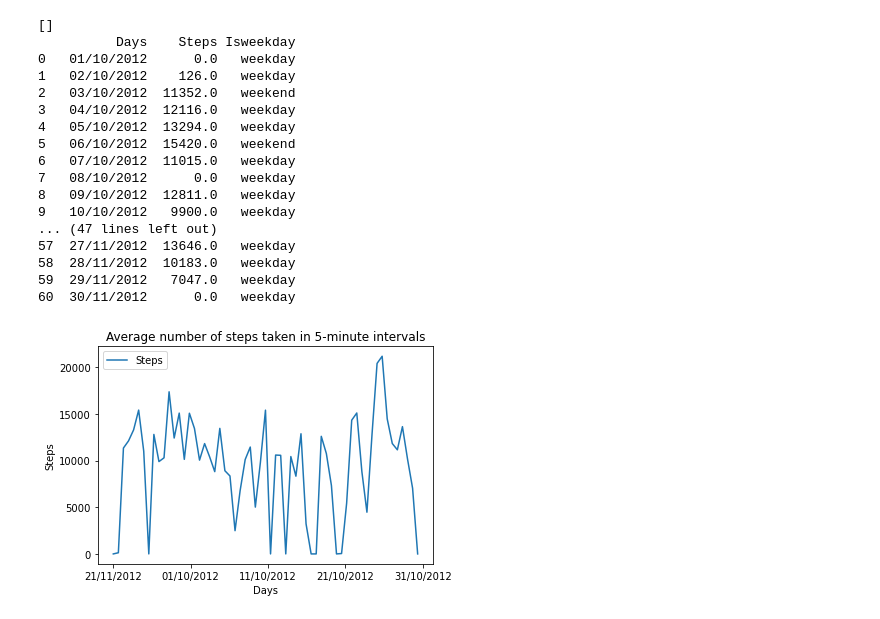
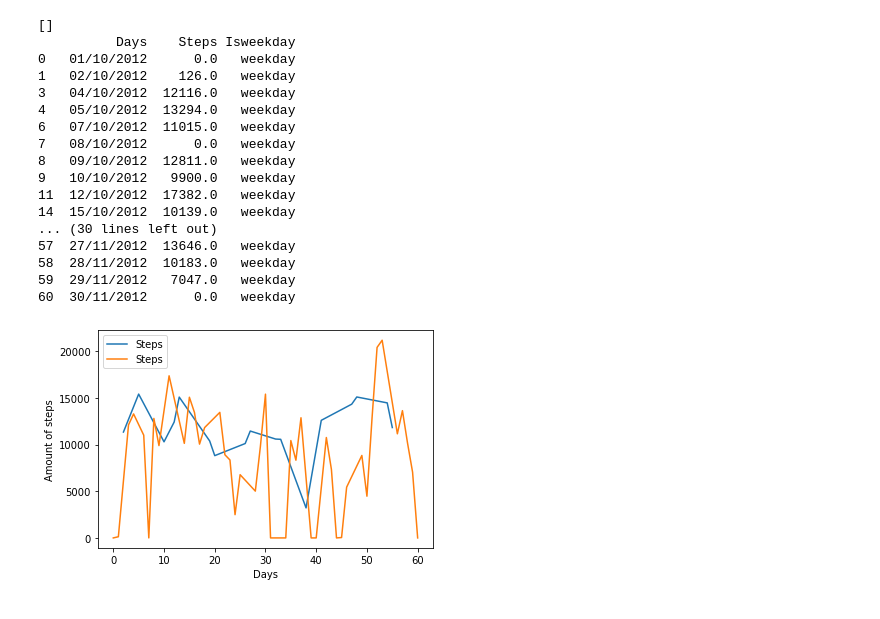
Before and after one commit to JVuns/Assignments, a Jupyter notebook: Pandas/D.ipynb, the cells around one changed output. Cells and saved outputs as stored; diff of their text form; code cells hidden in the pictures.

```diff
--- a/Pandas/D.ipynb
+++ b/Pandas/D.ipynb
@@ -29,30 +29,38 @@ for x in isweekdayid:
         isweekday.append('weekend')
 
 df = pd.DataFrame({'Days':days, 'Steps':steps, 'Isweekday':isweekday})
-print(df)
+
+# Split the dataframe into 2, weekend and not weekend
+
+mask = df['Isweekday'] == 'weekday'
+df1 = df[mask]
+df2 = df[~mask]
+print(df1)
 # %% [output]
 []
           Days    Steps Isweekday
 0   01/10/2012      0.0   weekday
 1   02/10/2012    126.0   weekday
-2   03/10/2012  11352.0   weekend
 3   04/10/2012  12116.0   weekday
 4   05/10/2012  13294.0   weekday
-5   06/10/2012  15420.0   weekend
 6   07/10/2012  11015.0   weekday
 7   08/10/2012      0.0   weekday
 8   09/10/2012  12811.0   weekday
 9   10/10/2012   9900.0   weekday
-... (47 lines left out)
+11  12/10/2012  17382.0   weekday
+14  15/10/2012  10139.0   weekday
+... (30 lines left out)
 57  27/11/2012  13646.0   weekday
 58  28/11/2012  10183.0   weekday
 59  29/11/2012   7047.0   weekday
 60  30/11/2012      0.0   weekday
-# %%
-df.plot(x ='Days', kind = 'line')
-plt.title('average number of steps taken')
-plt.xticks(np.linspace(0,61,5))
-plt.ylabel('Steps')
-plt.show()
-# %% [output]
-[figure, removed]
+# %%
+fig, ax = plt.subplots()
+df2.plot(ax=ax)
+df1.plot(ax=ax)
+plt.xlabel("Days")
+plt.ylabel("Amount of steps")
+ax.legend()
+plt.show()
+# %% [output]
+[figure, added]
```
Also changed, not shown: 1 other file.
